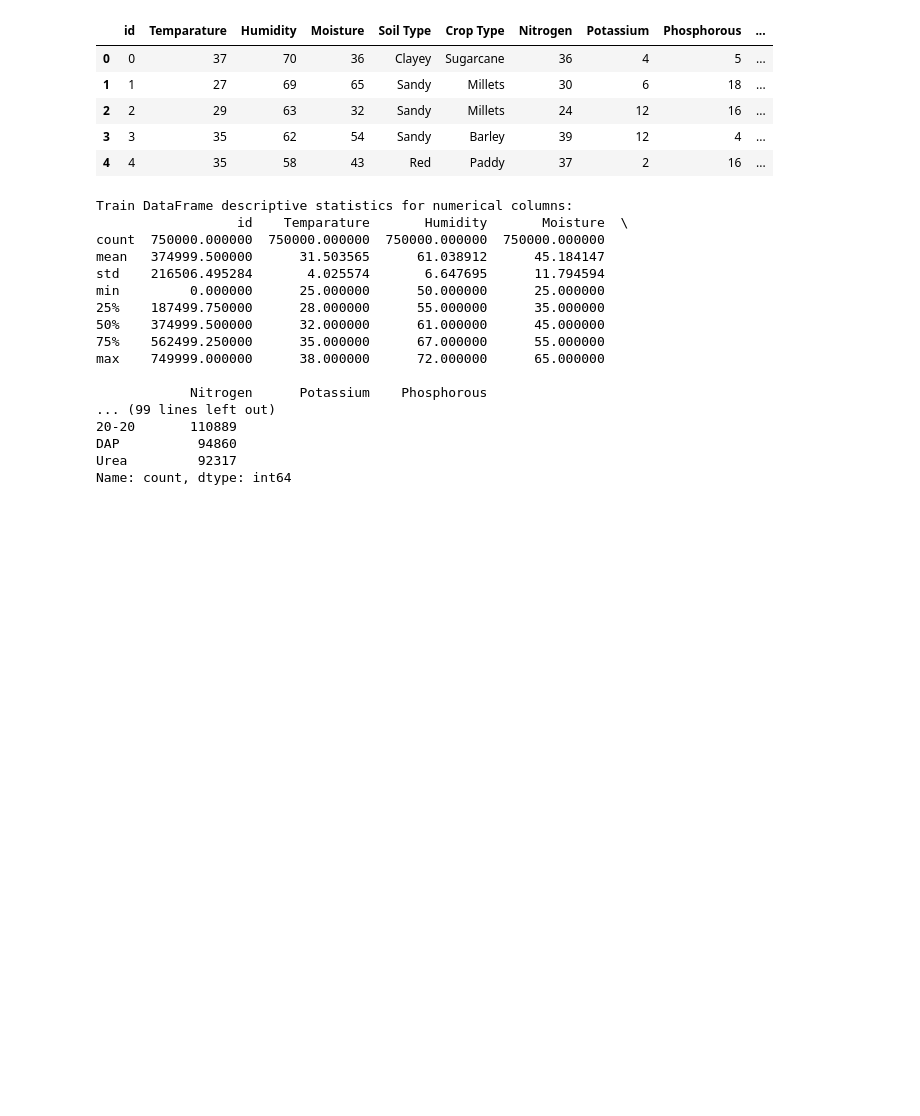
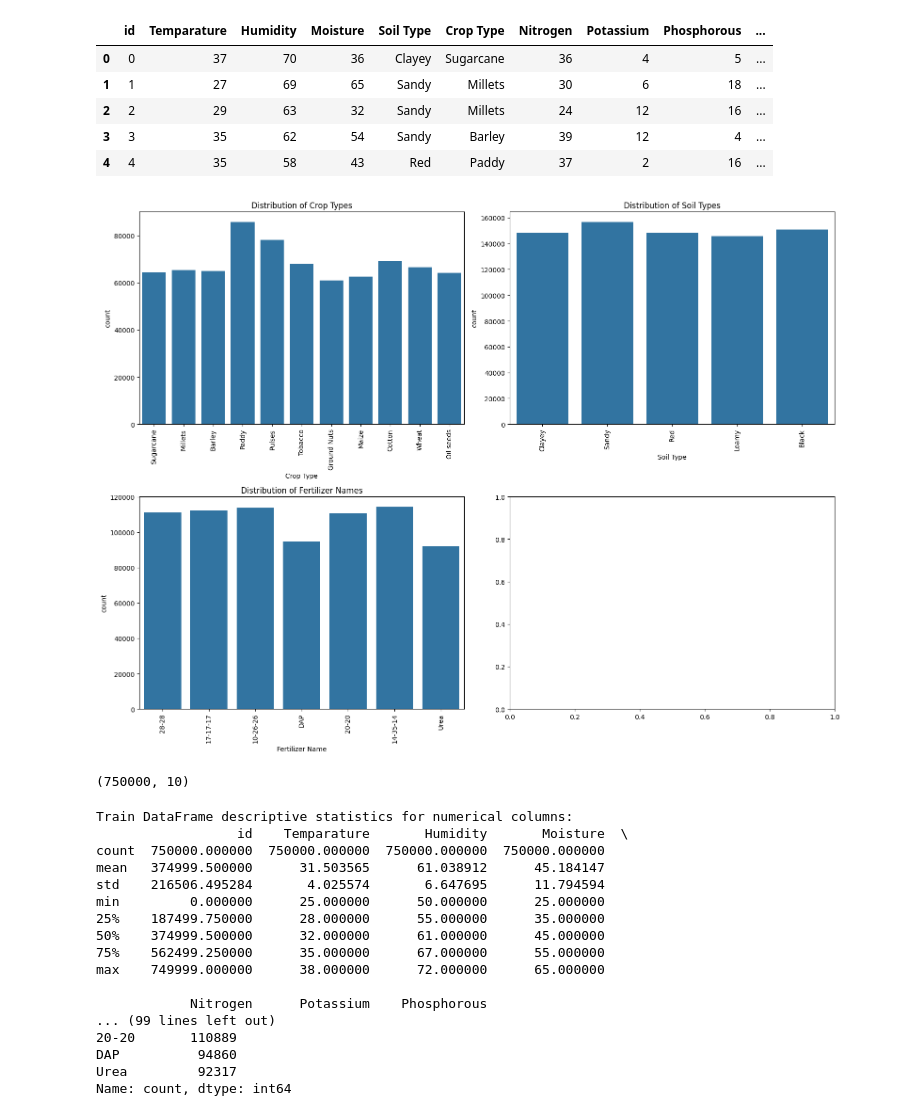
Before and after one commit to Abu-Taher01/Predicting-Optimal-Fertilizers, a Jupyter notebook: Predicting Optimal Fertilizers.ipynb, the cells around one changed output. Cells and saved outputs as stored; diff of their text form; code cells hidden in the pictures; blank space fills up the shorter version.

```diff
--- a/Predicting Optimal Fertilizers.ipynb
+++ b/Predicting Optimal Fertilizers.ipynb
@@ -142,6 +142,38 @@ train_df.head()
 | 2 | 2 | 29 | 63 | 32 | Sandy | Millets | 24 | 12 | 16 | ... |
 | 3 | 3 | 35 | 62 | 54 | Sandy | Barley | 39 | 12 | 4 | ... |
 | 4 | 4 | 35 | 58 | 43 | Red | Paddy | 37 | 2 | 16 | ... |
+# %%
+import matplotlib.pyplot as plt
+import seaborn as sns
+
+# Create a figure and a set of subplots with 2 rows and 2 columns
+fig, axes = plt.subplots(2, 2, figsize=(16, 12)) # Adjusted figsize for 2x2 grid
+
+# Plot the distribution of 'Crop Type' on the first subplot (top-left)
+sns.countplot(x='Crop Type', data=train_df, ax=axes[0, 0])
+axes[0, 0].set_title('Distribution of Crop Types')
+axes[0, 0].tick_params(axis='x', rotation=90) # Rotate x-axis labels for better readability
+
+# Plot the distribution of 'Soil Type' on the second subplot (top-right)
+sns.countplot(x='Soil Type', data=train_df, ax=axes[0, 1])
+axes[0, 1].set_title('Distribution of Soil Types')
+axes[0, 1].tick_params(axis='x', rotation=90) # Rotate x-axis labels for better readability
+
+# Plot the distribution of 'Fertilizer Name' on the third subplot (bottom-left)
+sns.countplot(x='Fertilizer Name', data=train_df, ax=axes[1, 0])
+axes[1, 0].set_title('Distribution of Fertilizer Names')
+axes[1, 0].tick_params(axis='x', rotation=90) # Rotate x-axis labels for better readability
+
+# The fourth subplot (bottom-right) is not used in this case.
+
+plt.tight_layout() # Adjust layout to prevent overlapping
+plt.show()
+# %% [output]
+[figure, added]
+# %%
+train_df.shape
+# %% [output]
+(750000, 10)
 # %%
 print("\nTrain DataFrame descriptive statistics for numerical columns:")
 print(train_df.describe())
```
